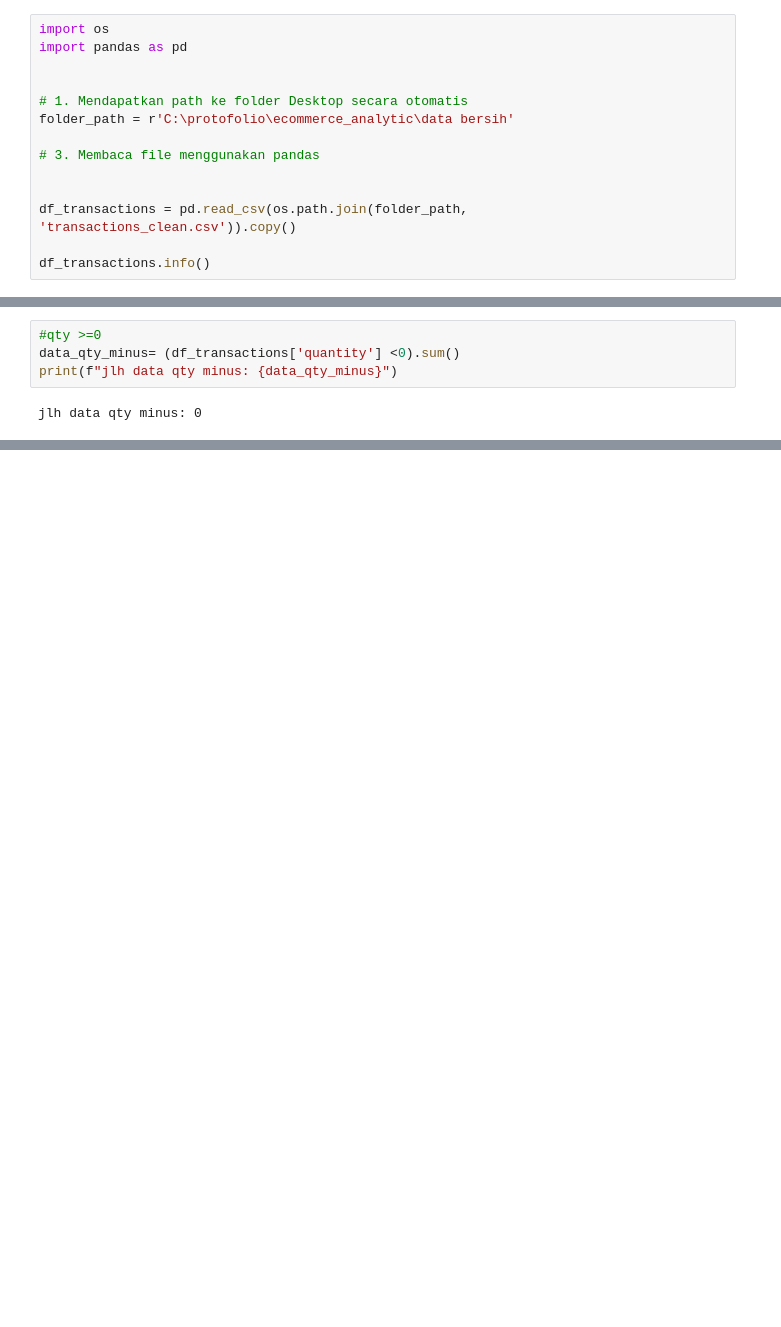
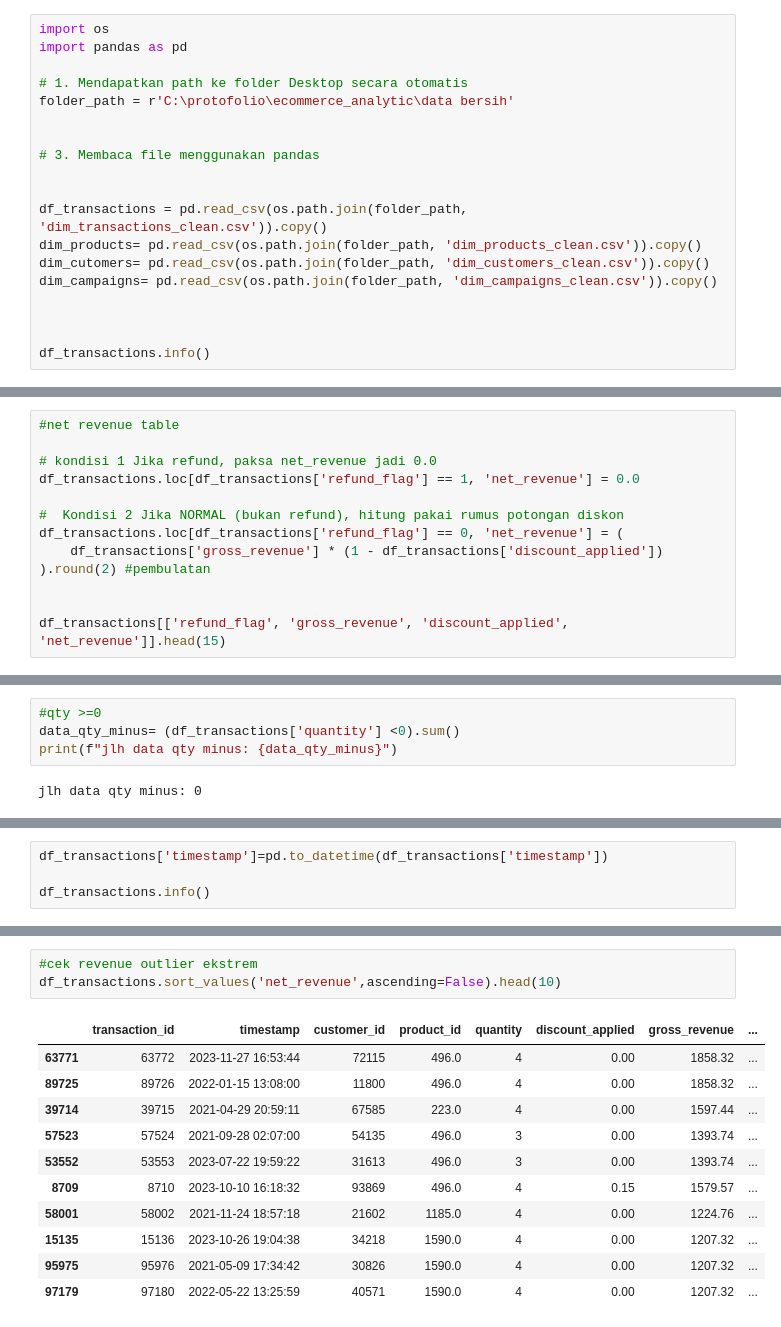
Before and after one commit to regartzpris/e-commerce_analysis, a Jupyter notebook: notebook/fact/fact_transactions.ipynb, the cells around one changed output, grey strips where cells are left out. Saved outputs shown, nothing was run; the diff lists cells and outputs as text; blank space fills up the shorter version.

Commit message:
fact transactions cek unik id,duplicate,filter,revenue,qty,date validity,refrence

```diff
--- a/notebook/fact/fact_transactions.ipynb
+++ b/notebook/fact/fact_transactions.ipynb
@@ -2,14 +2,19 @@
 import os
 import pandas as pd
 
-
 # 1. Mendapatkan path ke folder Desktop secara otomatis
 folder_path = r'C:\protofolio\ecommerce_analytic\data bersih'
+
 
 # 3. Membaca file menggunakan pandas
 
 
-df_transactions = pd.read_csv(os.path.join(folder_path, 'transactions_clean.csv')).copy()
+df_transactions = pd.read_csv(os.path.join(folder_path, 'dim_transactions_clean.csv')).copy()
+dim_products= pd.read_csv(os.path.join(folder_path, 'dim_products_clean.csv')).copy()
+dim_cutomers= pd.read_csv(os.path.join(folder_path, 'dim_customers_clean.csv')).copy()
+dim_campaigns= pd.read_csv(os.path.join(folder_path, 'dim_campaigns_clean.csv')).copy()
+
+
 
 df_transactions.info()
 # %% [output]
@@ -61,3 +70,16 @@ data_minus_revenue = (df_transactions['net_revenue'] < 0).sum()
 print(f"Jumlah data dengan revenue minus: {data_minus_revenue}")
 # %% [output]
 Jumlah data dengan revenue minus: 0
+# %%
+#net revenue table
+
+# kondisi 1 Jika refund, paksa net_revenue jadi 0.0
+df_transactions.loc[df_transactions['refund_flag'] == 1, 'net_revenue'] = 0.0
+
+#  Kondisi 2 Jika NORMAL (bukan refund), hitung pakai rumus potongan diskon
+df_transactions.loc[df_transactions['refund_flag'] == 0, 'net_revenue'] = (
+    df_transactions['gross_revenue'] * (1 - df_transactions['discount_applied'])
+).round(2) #pembulatan
+
+
+df_transactions[['refund_flag', 'gross_revenue', 'discount_applied', 'net_revenue']].head(15)
@@ -71,0 +171,4 @@ jlh data qty minus: 0
+# %%
+df_transactions['timestamp']=pd.to_datetime(df_transactions['timestamp'])
+
+df_transactions.info()
@@ -71,0 +281,15 @@ jlh data qty minus: 0
+# %%
+#cek revenue outlier ekstrem
+df_transactions.sort_values('net_revenue',ascending=False).head(10)
+# %% [output]
+|  | transaction_id | timestamp | customer_id | product_id | quantity | discount_applied | gross_revenue | ... |
+| 63771 | 63772 | 2023-11-27 16:53:44 | 72115 | 496.0 | 4 | 0.00 | 1858.32 | ... |
+| 89725 | 89726 | 2022-01-15 13:08:00 | 11800 | 496.0 | 4 | 0.00 | 1858.32 | ... |
+| 39714 | 39715 | 2021-04-29 20:59:11 | 67585 | 223.0 | 4 | 0.00 | 1597.44 | ... |
+| 57523 | 57524 | 2021-09-28 02:07:00 | 54135 | 496.0 | 3 | 0.00 | 1393.74 | ... |
+| 53552 | 53553 | 2023-07-22 19:59:22 | 31613 | 496.0 | 3 | 0.00 | 1393.74 | ... |
+| 8709 | 8710 | 2023-10-10 16:18:32 | 93869 | 496.0 | 4 | 0.15 | 1579.57 | ... |
+| 58001 | 58002 | 2021-11-24 18:57:18 | 21602 | 1185.0 | 4 | 0.00 | 1224.76 | ... |
+| 15135 | 15136 | 2023-10-26 19:04:38 | 34218 | 1590.0 | 4 | 0.00 | 1207.32 | ... |
+| 95975 | 95976 | 2021-05-09 17:34:42 | 30826 | 1590.0 | 4 | 0.00 | 1207.32 | ... |
+| 97179 | 97180 | 2022-05-22 13:25:59 | 40571 | 1590.0 | 4 | 0.00 | 1207.32 | ... |
```
Also changed, not shown: parts of 24 cells of this notebook, 7 other files.
